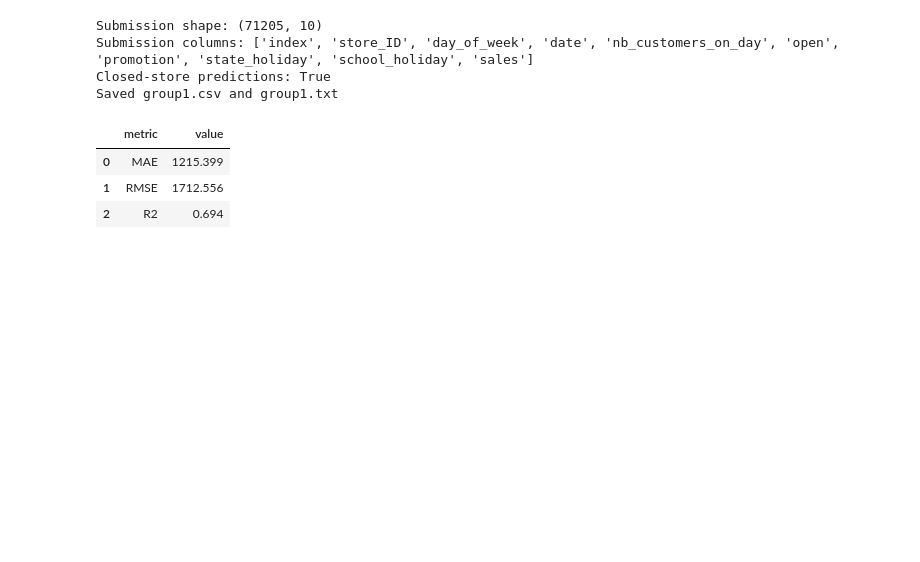
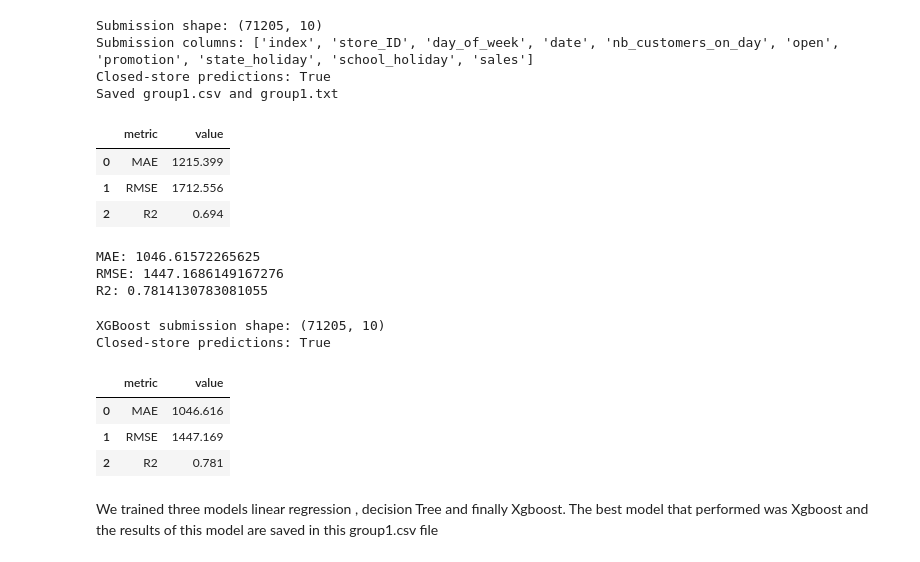
Before and after one commit to zinaelnahel/challenge_group1, a Jupyter notebook: notebooks/01_EDA.ipynb, the cells around one changed output. Cells and saved outputs as stored; diff of their text form; code cells hidden in the pictures; blank space fills up the shorter version.

Commit message:
trained model xgboost

```diff
--- a/notebooks/01_EDA.ipynb
+++ b/notebooks/01_EDA.ipynb
@@ -429,3 +429,64 @@ decision_tree_results
 | 0 | MAE | 1215.399 |
 | 1 | RMSE | 1712.556 |
 | 2 | R2 | 0.694 |
+# %%
+from xgboost import XGBRegressor
+
+xgb_model = XGBRegressor(
+    n_estimators=500,
+    max_depth=6,
+    learning_rate=0.05,
+    subsample=0.8,
+    colsample_bytree=0.8,
+    objective='reg:squarederror',
+    random_state=42,
+    n_jobs=-1
+)
+
+xgb_model.fit(X_train, y_train)
+y_test_pred_xgb = xgb_model.predict(X_test)
+
+print("MAE:", mean_absolute_error(y_test, y_test_pred_xgb))
+print("RMSE:", np.sqrt(mean_squared_error(y_test, y_test_pred_xgb)))
+print("R2:", r2_score(y_test, y_test_pred_xgb))
+# %% [output]
+MAE: 1046.61572265625
+RMSE: 1447.1686149167276
+R2: 0.7814130783081055
+# %%
+import joblib
+
+xgb_results = pd.DataFrame({
+    'metric': ['MAE', 'RMSE', 'R2'],
+    'value': [
+        mean_absolute_error(y_test, y_test_pred_xgb),
+        np.sqrt(mean_squared_error(y_test, y_test_pred_xgb)),
+        r2_score(y_test, y_test_pred_xgb),
+    ],
+})
+xgb_results['value'] = xgb_results['value'].round(3)
+
+joblib.dump(xgb_model, '../models/xgboost_model.joblib')
+
+xgb_inference_predictions = predict_sales(inference, model=xgb_model)
+xgb_submission = xgb_inference_predictions.drop(columns=['predicted_sales']).copy()
+xgb_submission['sales'] = xgb_inference_predictions['predicted_sales']
+xgb_submission.to_csv('../group1.csv', index=False)
+
+xgb_r2 = float(xgb_results.loc[xgb_results['metric'] == 'R2', 'value'].iloc[0])
+with open('../group1.txt', 'w', encoding='utf-8') as score_file:
+    score_file.write(f'R2: {xgb_r2:.3f}\n')
+
+print('XGBoost submission shape:', xgb_submission.shape)
+print('Closed-store predictions:', (xgb_submission.loc[xgb_submission['open'] == 0, 'sales'] == 0).all())
+xgb_results
+# %% [output]
+XGBoost submission shape: (71205, 10)
+Closed-store predictions: True
+|  | metric | value |
+| 0 | MAE | 1046.616 |
+| 1 | RMSE | 1447.169 |
+| 2 | R2 | 0.781 |
+# %% [markdown]
+We trained three models linear regression , decision Tree and finally Xgboost.
+The best model that performed was Xgboost and the results of this model are saved in this group1.csv file
```
Also changed, not shown: parts of 6 cells of this notebook, 4 other files.
